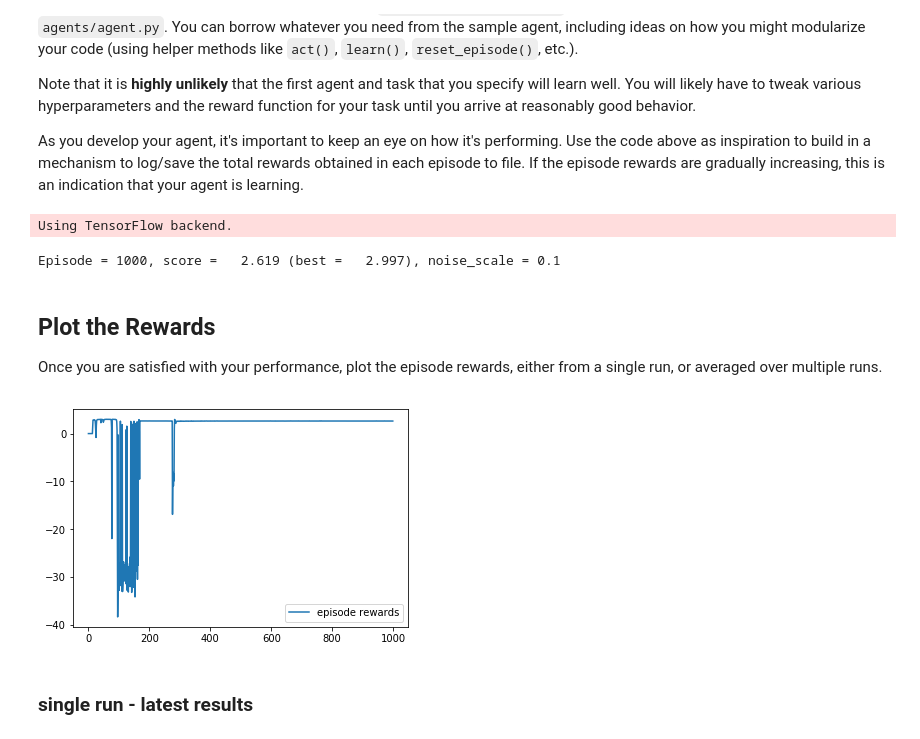
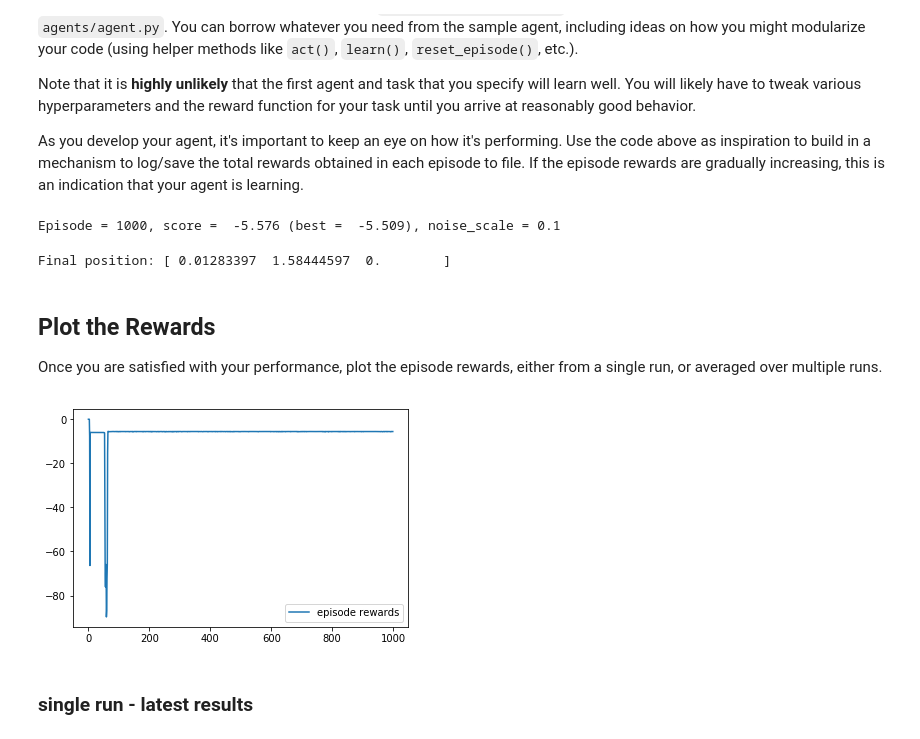
Before and after one commit to udacity/RL-Quadcopter-2, a Jupyter notebook: Quadcopter_Project.ipynb, the cells around one changed output. Drawn from its saved outputs; the diff is of its cells as text; code cells hidden in the pictures.

Commit message:
Try new task - hover above (10)

```diff
--- a/Quadcopter_Project.ipynb
+++ b/Quadcopter_Project.ipynb
@@ -226,7 +226,7 @@ target = takeoff (go y up a little bit)
 '''
 
 init_pos = np.array([0., 0., 0.,0., 0., 0.])
-target_pos = np.array([0., 0., 0.])
+target_pos = np.array([0., 10., 0.])
 
 task = Task(init_pose=init_pos, target_pos=target_pos)
 agent = DDPG(task)
@@ -246,24 +246,23 @@ for i_episode in range(1, num_episodes+1):
             break
     sys.stdout.flush()
 # %% [output]
-Using TensorFlow backend.
+Episode = 1000, score =  -5.576 (best =  -5.509), noise_scale = 0.1
-Episode = 1000, score =   2.619 (best =   2.997), noise_scale = 0.1
+# %%
+print("Final position:", task.sim.pose[:3])
+# %% [output]
+Final position: [ 0.01283397  1.58444597  0.        ]
 # %% [markdown]
 ## Plot the Rewards
 
 Once you are satisfied with your performance, plot the episode rewards, either from a single run, or averaged over multiple runs.
 # %%
 # multiple runs
-def running_mean(x, N):
-    cumsum = np.cumsum(np.insert(x, 0, 0))
-    return (cumsum[N:] - cumsum[:-N]) / float(N)
-
 
 plt.plot(range(len(agent_scores)), agent_scores, label='episode rewards')
 plt.legend()
 _ = plt.ylim()
 # %% [output]
-[figure, old version]
+[figure, new version]
 # %% [markdown]
 ### single run - latest results
 # %%
```
Also changed, not shown: parts of 15 cells of this notebook.
